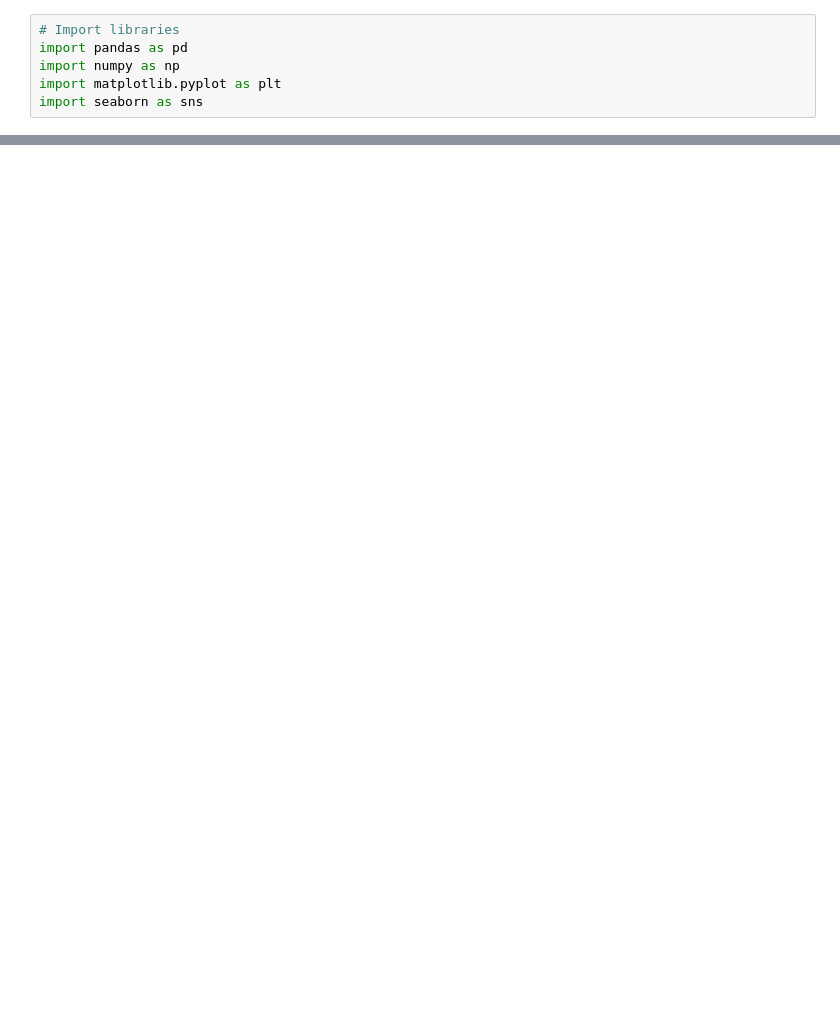
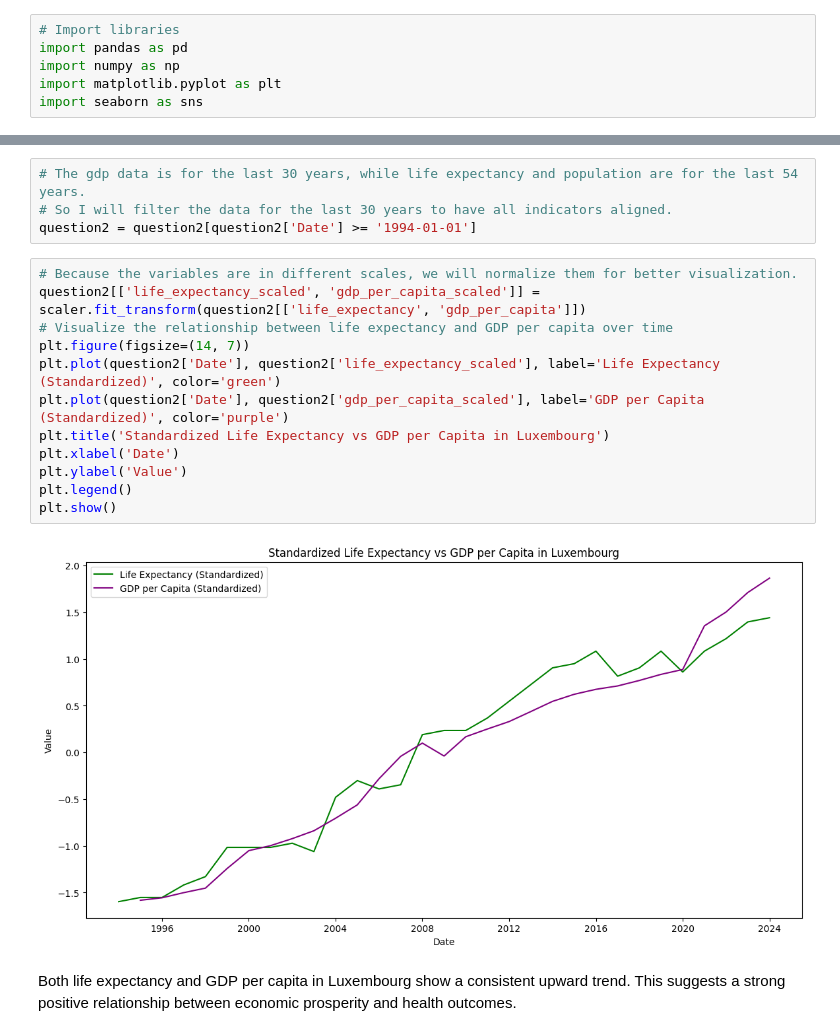
Before and after one commit to SexomQ/ExploratoryDataAnalysis, a Jupyter notebook: EuropeanDevelopmentIndicatorsAcquisition.ipynb, the cells around one changed output, grey strips where cells are left out. Drawn from its saved outputs; the diff is of its cells as text; blank space fills up the shorter version.

```diff
--- a/EuropeanDevelopmentIndicatorsAcquisition.ipynb
+++ b/EuropeanDevelopmentIndicatorsAcquisition.ipynb
@@ -99,0 +576,20 @@ Indicators are stored in .csv files in "data (indicators)" folder.
+# %%
+# The gdp data is for the last 30 years, while life expectancy and population are for the last 54 years.
+# So I will filter the data for the last 30 years to have all indicators aligned.
+question2 = question2[question2['Date'] >= '1994-01-01']
+# %%
+# Because the variables are in different scales, we will normalize them for better visualization.
+question2[['life_expectancy_scaled', 'gdp_per_capita_scaled']] = scaler.fit_transform(question2[['life_expectancy', 'gdp_per_capita']])
+# Visualize the relationship between life expectancy and GDP per capita over time
+plt.figure(figsize=(14, 7))
+plt.plot(question2['Date'], question2['life_expectancy_scaled'], label='Life Expectancy (Standardized)', color='green')
+plt.plot(question2['Date'], question2['gdp_per_capita_scaled'], label='GDP per Capita (Standardized)', color='purple')
+plt.title('Standardized Life Expectancy vs GDP per Capita in Luxembourg')
+plt.xlabel('Date')
+plt.ylabel('Value')
+plt.legend()
+plt.show()
+# %% [output]
+[figure, added]
+# %% [markdown]
+Both life expectancy and GDP per capita in Luxembourg show a consistent upward trend. This suggests a strong positive relationship between economic prosperity and health outcomes.
```
Also changed, not shown: parts of 22 cells of this notebook, 15 other files.
